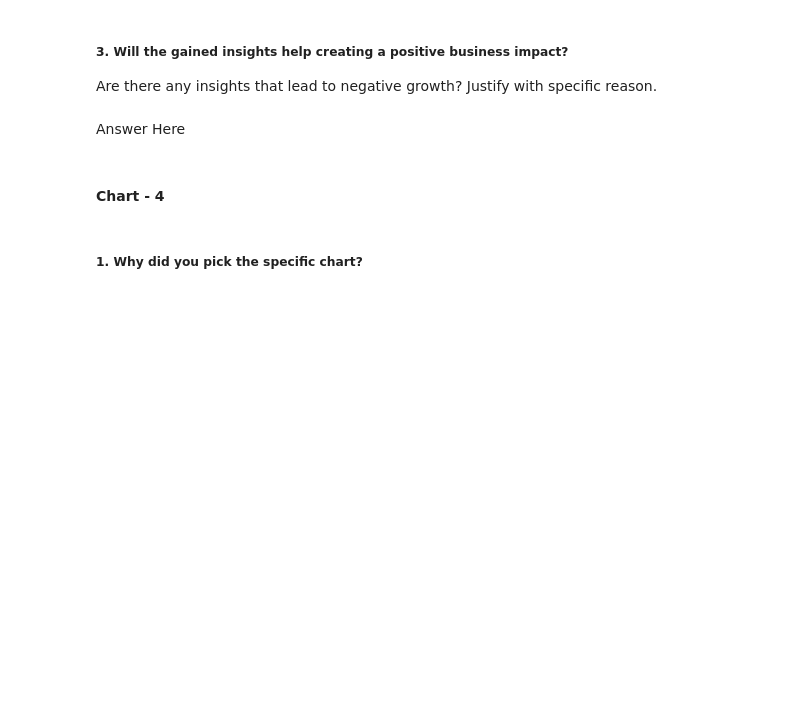
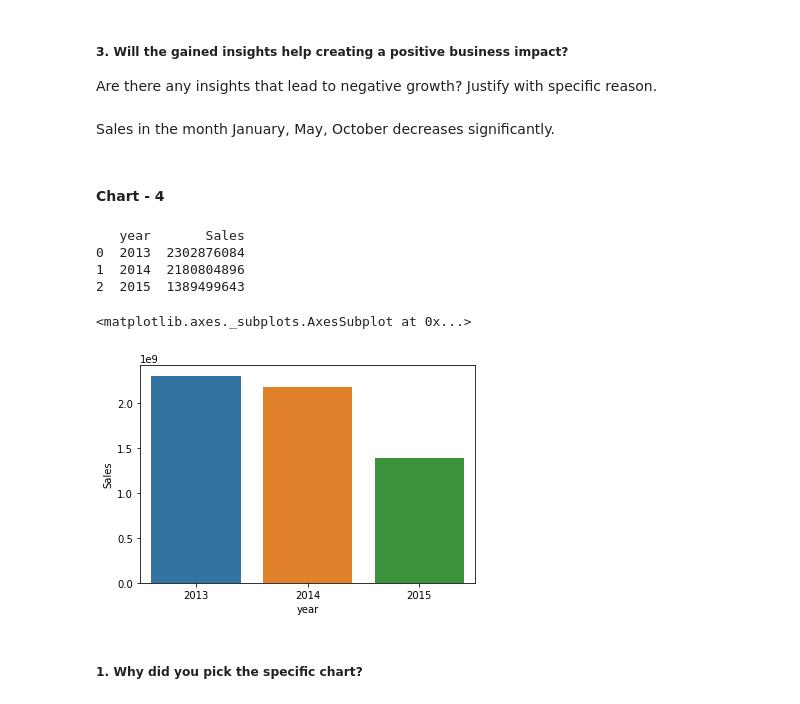
Before and after one commit to Jeetesh-KumarM/CAPSTONE-PROJECT-2-Regression, a Jupyter notebook: Capstone_Project_2_Regression.ipynb, the cells around one changed output. Cells and saved outputs as stored; diff of their text form; code cells hidden in the pictures; blank space fills up the shorter version.

```diff
--- a/Capstone_Project_2_Regression.ipynb
+++ b/Capstone_Project_2_Regression.ipynb
@@ -550,7 +496,7 @@ Answer Here
 # %% [markdown]
 ##### 3. Will the gained insights help creating a positive business impact?
 Are there any insights that lead to negative growth? Justify with specific reason.
-# %% [markdown]
-Answer Here
+# %% [markdown]
+Sales in the month January, May, October decreases significantly.
 # %% [markdown]
 #### Chart - 4
@@ -559,3 +503,17 @@ Answer Here
+# %%
+# Chart - 4 visualization code
+#Yearwise
+result=df1.groupby(['year'],as_index=False).agg({'Sales':"sum"})
+print(result)
+# plot the result
+sns.barplot(x = 'year', y = 'Sales',data=result)
+# %% [output]
+   year       Sales
+0  2013  2302876084
+1  2014  2180804896
+2  2015  1389499643
+<matplotlib.axes._subplots.AxesSubplot at 0x...>
+[figure, added]
 # %% [markdown]
 ##### 1. Why did you pick the specific chart?
 # %% [markdown]
```
Also changed, not shown: parts of 31 cells of this notebook.
